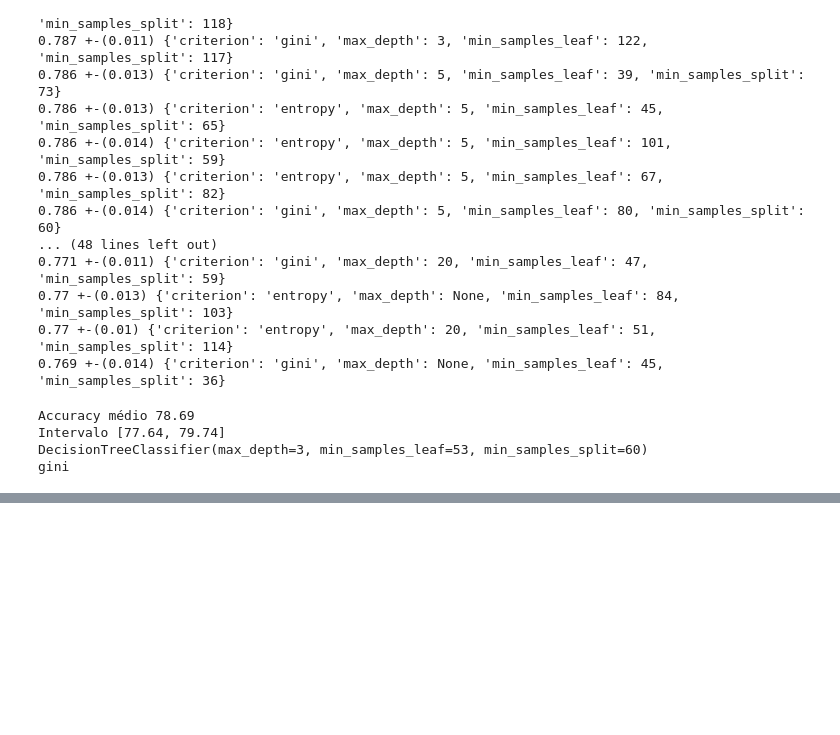
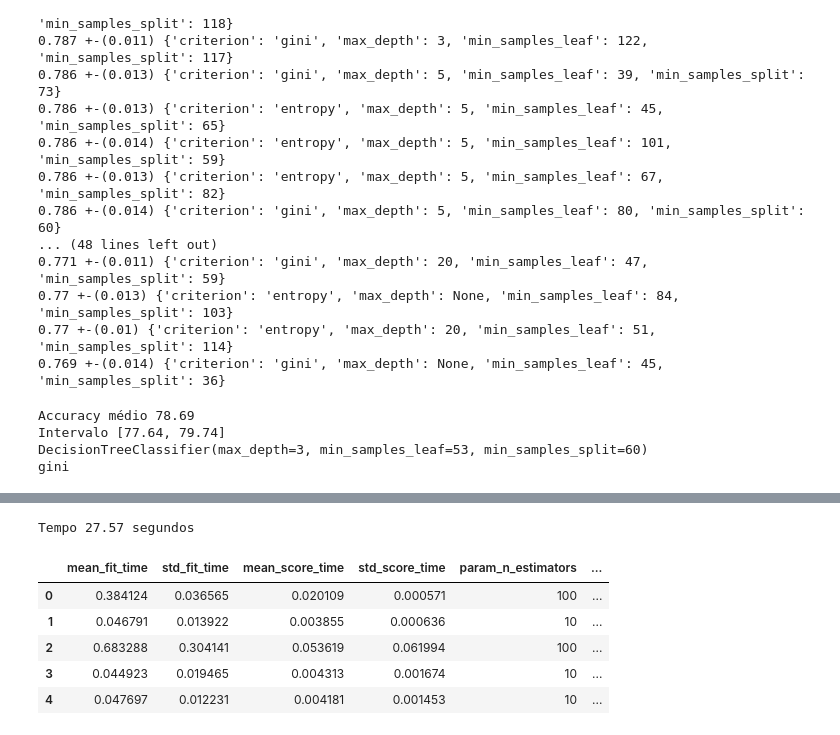
Before and after one commit to kevinpinhoiamin/python-scikit-learn8, a Jupyter notebook: Introdução_a_Machine_Learning_Otimização.ipynb, the cells around one changed output, grey strips where cells are left out. Saved outputs shown, nothing was run; the diff lists cells and outputs as text; code cells hidden in the pictures; blank space fills up the shorter version.

```diff
--- a/Introdução_a_Machine_Learning_Otimização.ipynb
+++ b/Introdução_a_Machine_Learning_Otimização.ipynb
@@ -861,0 +923,36 @@ gini
+# %%
+SEED=301
+np.random.seed(SEED)
+
+espaco_de_parametros = {
+    'n_estimators': [10, 100],
+    'max_depth': [3, 5],
+    'min_samples_split': [32, 64, 128],
+    'min_samples_leaf': [32, 64, 128],
+    'bootstrap': [True, False],
+    'criterion': ['gini', 'entropy']
+}
+
+
+tic = time.time()
+busca = RandomizedSearchCV(
+    RandomForestClassifier(),
+    espaco_de_parametros,
+    n_iter=20,
+    cv=KFold(n_splits=5, shuffle=True)
+)
+busca.fit(x_azar, y_azar)
+tac = time.time()
+tempo_que_passou = tac - tic
+print(f'Tempo {round(tempo_que_passou, 2)} segundos')
+
+resultados = pd.DataFrame(busca.cv_results_)
+resultados.head()
+# %% [output]
+Tempo 27.57 segundos
+|  | mean_fit_time | std_fit_time | mean_score_time | std_score_time | param_n_estimators | ... |
+| 0 | 0.384124 | 0.036565 | 0.020109 | 0.000571 | 100 | ... |
+| 1 | 0.046791 | 0.013922 | 0.003855 | 0.000636 | 10 | ... |
+| 2 | 0.683288 | 0.304141 | 0.053619 | 0.061994 | 100 | ... |
+| 3 | 0.044923 | 0.019465 | 0.004313 | 0.001674 | 10 | ... |
+| 4 | 0.047697 | 0.012231 | 0.004181 | 0.001453 | 10 | ... |
```
Also changed, not shown: parts of 19 cells of this notebook.
